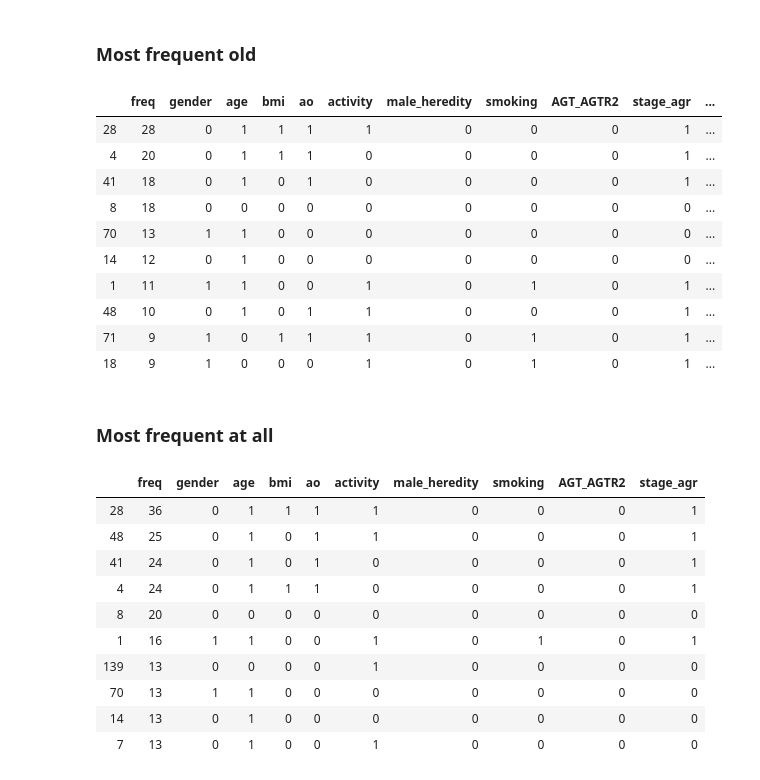
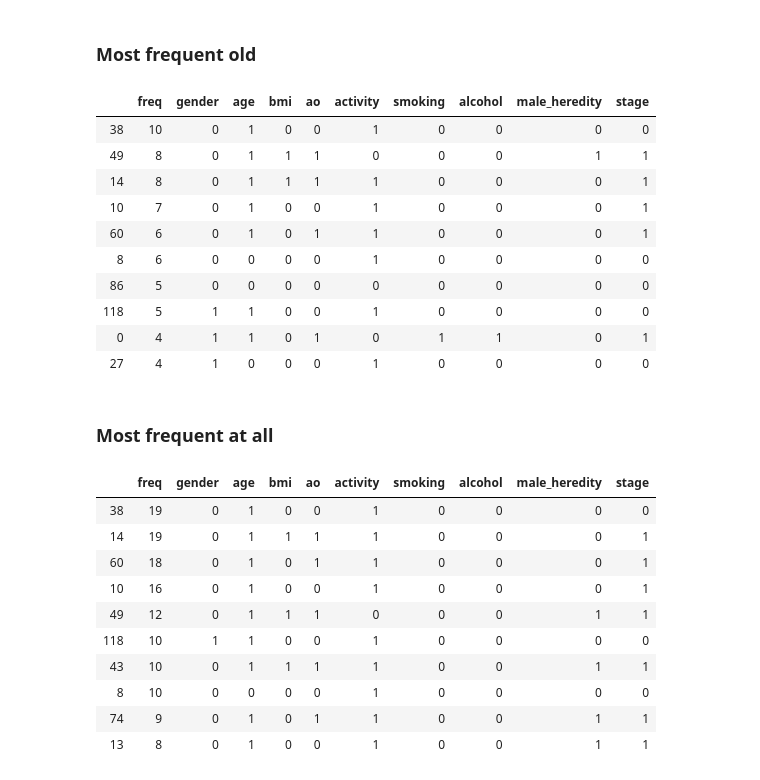
Before and after one commit to Khlebovich-Alexandra/Course-Work, a Jupyter notebook: find_dependence.ipynb, the cells around one changed output. Drawn from its saved outputs; the diff is of its cells as text; code cells hidden in the pictures.

```diff
--- a/find_dependence.ipynb
+++ b/find_dependence.ipynb
@@ -8,5 +8,3 @@ from collections import Counter
 
 import warnings
 warnings.filterwarnings(action="ignore")
-# %%
-data = pd.read_excel('.\data_2_samples_NEW.xlsx', index_col=0)
@@ -80,0 +11,3 @@ data_new.reset_index(drop=True, inplace=True)
+# %%
+data_old = pd.read_csv('data_decode_old.csv', index_col=0)
+data_old.head()
@@ -80,0 +22,3 @@ data_new.reset_index(drop=True, inplace=True)
+# %%
+data_new = pd.read_csv('data_decode_new.csv', index_col=0)
+data_new.head()
@@ -81,2 +33,2 @@ data_new.reset_index(drop=True, inplace=True)
 # %%
-data_new.columns = data_new.columns.map(lambda x: x + '_new')
+data_combine = data_old.join(data_new.rename(lambda x: x+'_new', axis=1), how='right')
@@ -349,31 +237,31 @@ freq_new.sort_values('freq', ascending=False).head(10)
 freq_old = get_freq_table(data_old)
 freq_old.sort_values('freq', ascending=False).head(10)
 # %% [output]
-|  | freq | gender | age | bmi | ao | activity | male_heredity | smoking | AGT_AGTR2 | stage_agr | ... |
-| 28 | 28 | 0 | 1 | 1 | 1 | 1 | 0 | 0 | 0 | 1 | ... |
-| 4 | 20 | 0 | 1 | 1 | 1 | 0 | 0 | 0 | 0 | 1 | ... |
-| 41 | 18 | 0 | 1 | 0 | 1 | 0 | 0 | 0 | 0 | 1 | ... |
-| 8 | 18 | 0 | 0 | 0 | 0 | 0 | 0 | 0 | 0 | 0 | ... |
-| 70 | 13 | 1 | 1 | 0 | 0 | 0 | 0 | 0 | 0 | 0 | ... |
-| 14 | 12 | 0 | 1 | 0 | 0 | 0 | 0 | 0 | 0 | 0 | ... |
-| 1 | 11 | 1 | 1 | 0 | 0 | 1 | 0 | 1 | 0 | 1 | ... |
-| 48 | 10 | 0 | 1 | 0 | 1 | 1 | 0 | 0 | 0 | 1 | ... |
-| 71 | 9 | 1 | 0 | 1 | 1 | 1 | 0 | 1 | 0 | 1 | ... |
-| 18 | 9 | 1 | 0 | 0 | 0 | 1 | 0 | 1 | 0 | 1 | ... |
+|  | freq | gender | age | bmi | ao | activity | smoking | alcohol | male_heredity | stage |
+| 38 | 10 | 0 | 1 | 0 | 0 | 1 | 0 | 0 | 0 | 0 |
+| 49 | 8 | 0 | 1 | 1 | 1 | 0 | 0 | 0 | 1 | 1 |
+| 14 | 8 | 0 | 1 | 1 | 1 | 1 | 0 | 0 | 0 | 1 |
+| 10 | 7 | 0 | 1 | 0 | 0 | 1 | 0 | 0 | 0 | 1 |
+| 60 | 6 | 0 | 1 | 0 | 1 | 1 | 0 | 0 | 0 | 1 |
+| 8 | 6 | 0 | 0 | 0 | 0 | 1 | 0 | 0 | 0 | 0 |
+| 86 | 5 | 0 | 0 | 0 | 0 | 0 | 0 | 0 | 0 | 0 |
+| 118 | 5 | 1 | 1 | 0 | 0 | 1 | 0 | 0 | 0 | 0 |
+| 0 | 4 | 1 | 1 | 0 | 1 | 0 | 1 | 1 | 0 | 1 |
+| 27 | 4 | 1 | 0 | 0 | 0 | 1 | 0 | 0 | 0 | 0 |
 # %% [markdown]
 ### Most frequent at all
 # %%
-freq = get_freq_table(data.drop('sample', axis=1))
+freq = get_freq_table(pd.concat([data_old, data_new]))
 freq.sort_values('freq', ascending=False).head(10)
 # %% [output]
-|  | freq | gender | age | bmi | ao | activity | male_heredity | smoking | AGT_AGTR2 | stage_agr |
-| 28 | 36 | 0 | 1 | 1 | 1 | 1 | 0 | 0 | 0 | 1 |
-| 48 | 25 | 0 | 1 | 0 | 1 | 1 | 0 | 0 | 0 | 1 |
-| 41 | 24 | 0 | 1 | 0 | 1 | 0 | 0 | 0 | 0 | 1 |
-| 4 | 24 | 0 | 1 | 1 | 1 | 0 | 0 | 0 | 0 | 1 |
-| 8 | 20 | 0 | 0 | 0 | 0 | 0 | 0 | 0 | 0 | 0 |
-| 1 | 16 | 1 | 1 | 0 | 0 | 1 | 0 | 1 | 0 | 1 |
-| 139 | 13 | 0 | 0 | 0 | 0 | 1 | 0 | 0 | 0 | 0 |
-| 70 | 13 | 1 | 1 | 0 | 0 | 0 | 0 | 0 | 0 | 0 |
-| 14 | 13 | 0 | 1 | 0 | 0 | 0 | 0 | 0 | 0 | 0 |
-| 7 | 13 | 0 | 1 | 0 | 0 | 1 | 0 | 0 | 0 | 0 |
+|  | freq | gender | age | bmi | ao | activity | smoking | alcohol | male_heredity | stage |
+| 38 | 19 | 0 | 1 | 0 | 0 | 1 | 0 | 0 | 0 | 0 |
+| 14 | 19 | 0 | 1 | 1 | 1 | 1 | 0 | 0 | 0 | 1 |
+| 60 | 18 | 0 | 1 | 0 | 1 | 1 | 0 | 0 | 0 | 1 |
+| 10 | 16 | 0 | 1 | 0 | 0 | 1 | 0 | 0 | 0 | 1 |
+| 49 | 12 | 0 | 1 | 1 | 1 | 0 | 0 | 0 | 1 | 1 |
+| 118 | 10 | 1 | 1 | 0 | 0 | 1 | 0 | 0 | 0 | 0 |
+| 43 | 10 | 0 | 1 | 1 | 1 | 1 | 0 | 0 | 1 | 1 |
+| 8 | 10 | 0 | 0 | 0 | 0 | 1 | 0 | 0 | 0 | 0 |
+| 74 | 9 | 0 | 1 | 0 | 1 | 1 | 0 | 0 | 1 | 1 |
+| 13 | 8 | 0 | 1 | 0 | 0 | 1 | 0 | 0 | 1 | 1 |
```
Also changed, not shown: parts of 23 cells of this notebook, 5 other files.
